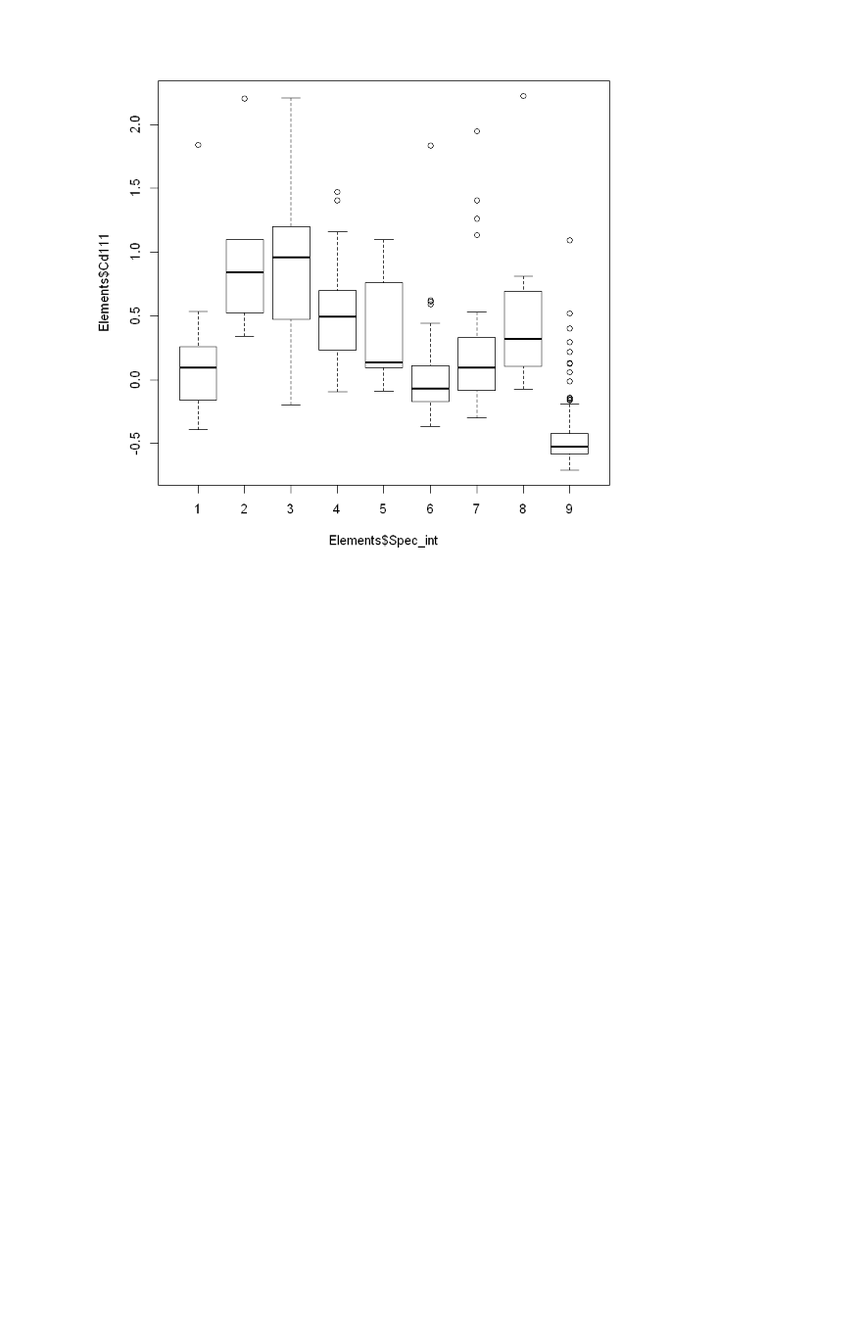
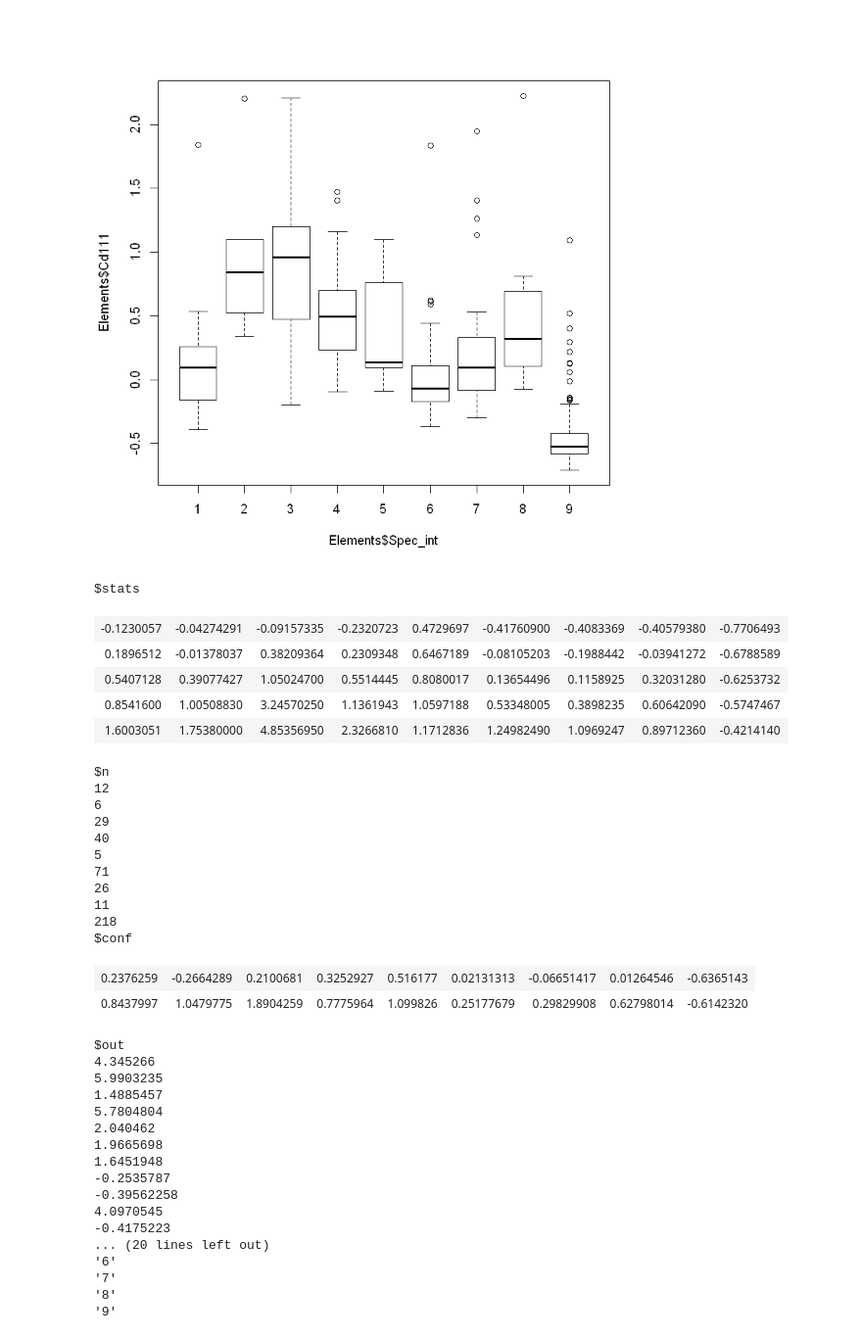
Before and after one commit to Kovacs-Lab/Aim-3, a Jupyter notebook: Ionomics/Boxplots.ipynb, the cells around one changed output. Shown at 98% size. Drawn from its saved outputs; the diff is of its cells as text; code cells hidden in the pictures; blank space fills up the shorter version.

```diff
--- a/Ionomics/Boxplots.ipynb
+++ b/Ionomics/Boxplots.ipynb
@@ -108,4 +108,43 @@ molibdenum <- boxplot(Elements$Mo98~Elements$Spec_int) # Boxplots of molibdenum
 cadmium <- boxplot(Elements$Cd111~Elements$Spec_int) # Boxplots of cadmium concentraions
 # %% [output]
 [figure]
+# %%
+sodium
+# %% [output]
+$stats
+| -0.1230057 | -0.04274291 | -0.09157335 | -0.2320723 | 0.4729697 | -0.41760900 | -0.4083369 | -0.40579380 | -0.7706493 |
+| 0.1896512 | -0.01378037 | 0.38209364 | 0.2309348 | 0.6467189 | -0.08105203 | -0.1988442 | -0.03941272 | -0.6788589 |
+| 0.5407128 | 0.39077427 | 1.05024700 | 0.5514445 | 0.8080017 | 0.13654496 | 0.1158925 | 0.32031280 | -0.6253732 |
+| 0.8541600 | 1.00508830 | 3.24570250 | 1.1361943 | 1.0597188 | 0.53348005 | 0.3898235 | 0.60642090 | -0.5747467 |
+| 1.6003051 | 1.75380000 | 4.85356950 | 2.3266810 | 1.1712836 | 1.24982490 | 1.0969247 | 0.89712360 | -0.4214140 |
+$n
+12
+6
+29
+40
+5
+71
+26
+11
+218
+$conf
+| 0.2376259 | -0.2664289 | 0.2100681 | 0.3252927 | 0.516177 | 0.02131313 | -0.06651417 | 0.01264546 | -0.6365143 |
+| 0.8437997 | 1.0479775 | 1.8904259 | 0.7775964 | 1.099826 | 0.25177679 | 0.29829908 | 0.62798014 | -0.6142320 |
+$out
+4.345266
+5.9903235
+1.4885457
+5.7804804
+2.040462
+1.9665698
+1.6451948
+-0.2535787
+-0.39562258
+4.0970545
+-0.4175223
+... (20 lines left out)
+'6'
+'7'
+'8'
+'9'
 # %%
```
Also changed, not shown: parts of 2 cells of this notebook.
